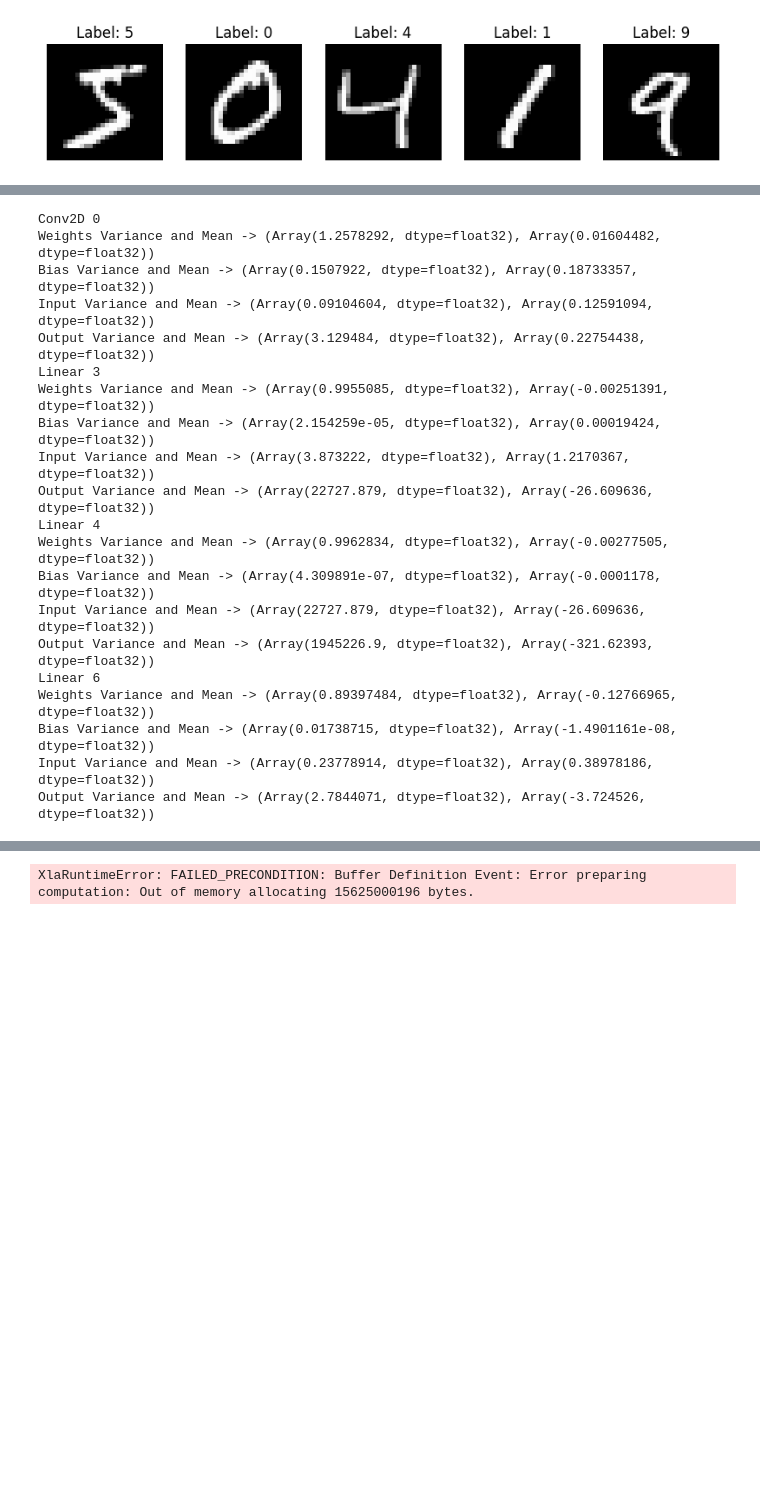
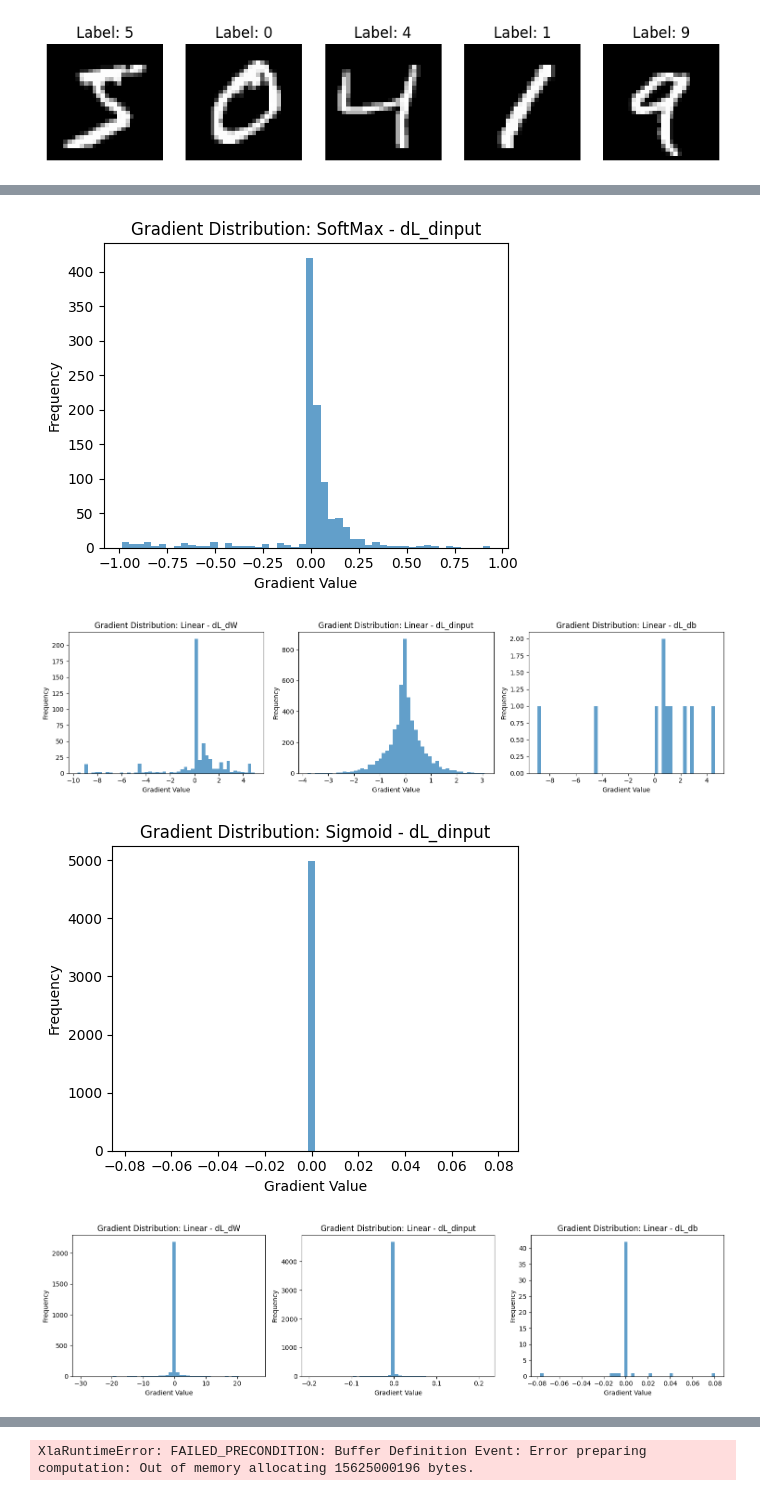
Before and after one commit to SanjithKumar2/MiniTorch, a Jupyter notebook: CNNVFC.ipynb, the cells around one changed output, grey strips where cells are left out. Cells and saved outputs as stored; diff of their text form; code cells hidden in the pictures; blank space fills up the shorter version.

```diff
--- a/CNNVFC.ipynb
+++ b/CNNVFC.ipynb
@@ -200,23 +212,7 @@ Loss for 9/10 -> 0.1850542277097702
 # %%
-net.print_variance_info()
+net.plot_backprop_grad_dist()
 # %% [output]
-Conv2D 0
-Weights Variance and Mean -> (Array(1.2578292, dtype=float32), Array(0.01604482, dtype=float32))
-Bias Variance and Mean -> (Array(0.1507922, dtype=float32), Array(0.18733357, dtype=float32))
-Input Variance and Mean -> (Array(0.09104604, dtype=float32), Array(0.12591094, dtype=float32))
-Output Variance and Mean -> (Array(3.129484, dtype=float32), Array(0.22754438, dtype=float32))
-Linear 3
-Weights Variance and Mean -> (Array(0.9955085, dtype=float32), Array(-0.00251391, dtype=float32))
-Bias Variance and Mean -> (Array(2.154259e-05, dtype=float32), Array(0.00019424, dtype=float32))
-Input Variance and Mean -> (Array(3.873222, dtype=float32), Array(1.2170367, dtype=float32))
-Output Variance and Mean -> (Array(22727.879, dtype=float32), Array(-26.609636, dtype=float32))
-Linear 4
-Weights Variance and Mean -> (Array(0.9962834, dtype=float32), Array(-0.00277505, dtype=float32))
-Bias Variance and Mean -> (Array(4.309891e-07, dtype=float32), Array(-0.0001178, dtype=float32))
-Input Variance and Mean -> (Array(22727.879, dtype=float32), Array(-26.609636, dtype=float32))
-Output Variance and Mean -> (Array(1945226.9, dtype=float32), Array(-321.62393, dtype=float32))
-Linear 6
-Weights Variance and Mean -> (Array(0.89397484, dtype=float32), Array(-0.12766965, dtype=float32))
-Bias Variance and Mean -> (Array(0.01738715, dtype=float32), Array(-1.4901161e-08, dtype=float32))
-Input Variance and Mean -> (Array(0.23778914, dtype=float32), Array(0.38978186, dtype=float32))
-Output Variance and Mean -> (Array(2.7844071, dtype=float32), Array(-3.724526, dtype=float32))
+[figure, added]
+[figure, added]
+[figure, added]
+[figure, added]
```
Also changed, not shown: parts of 11 cells of this notebook, 5 other files.
